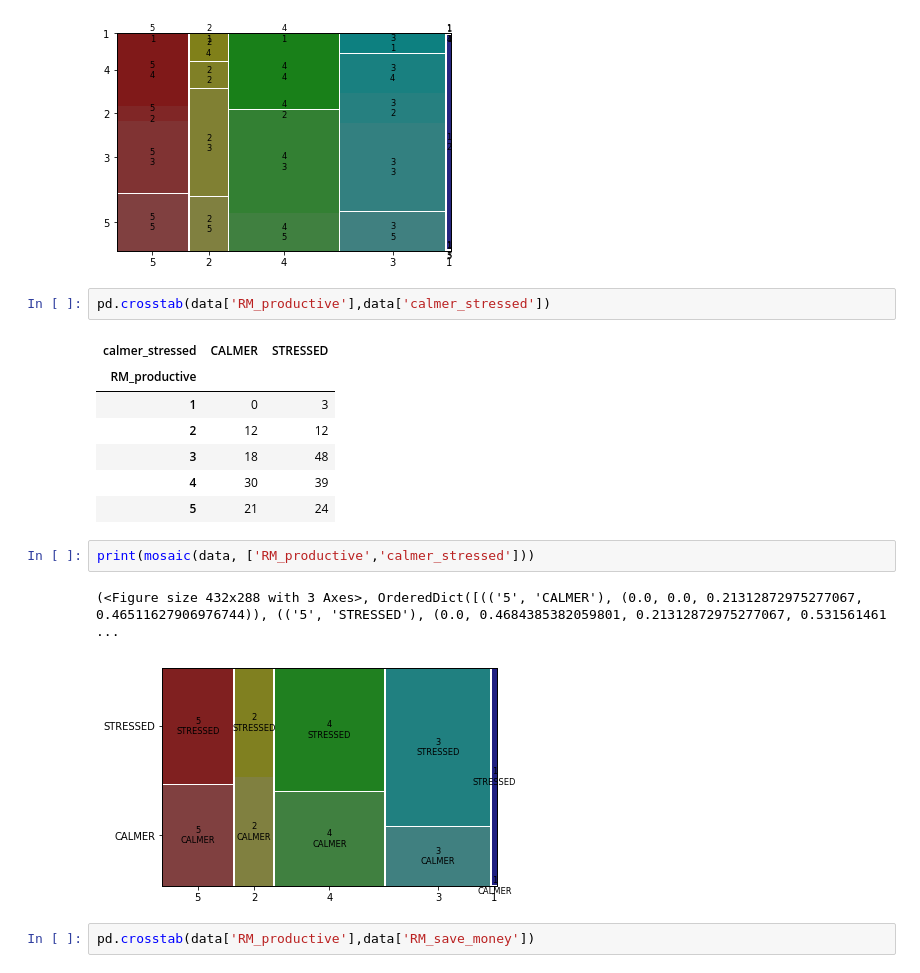
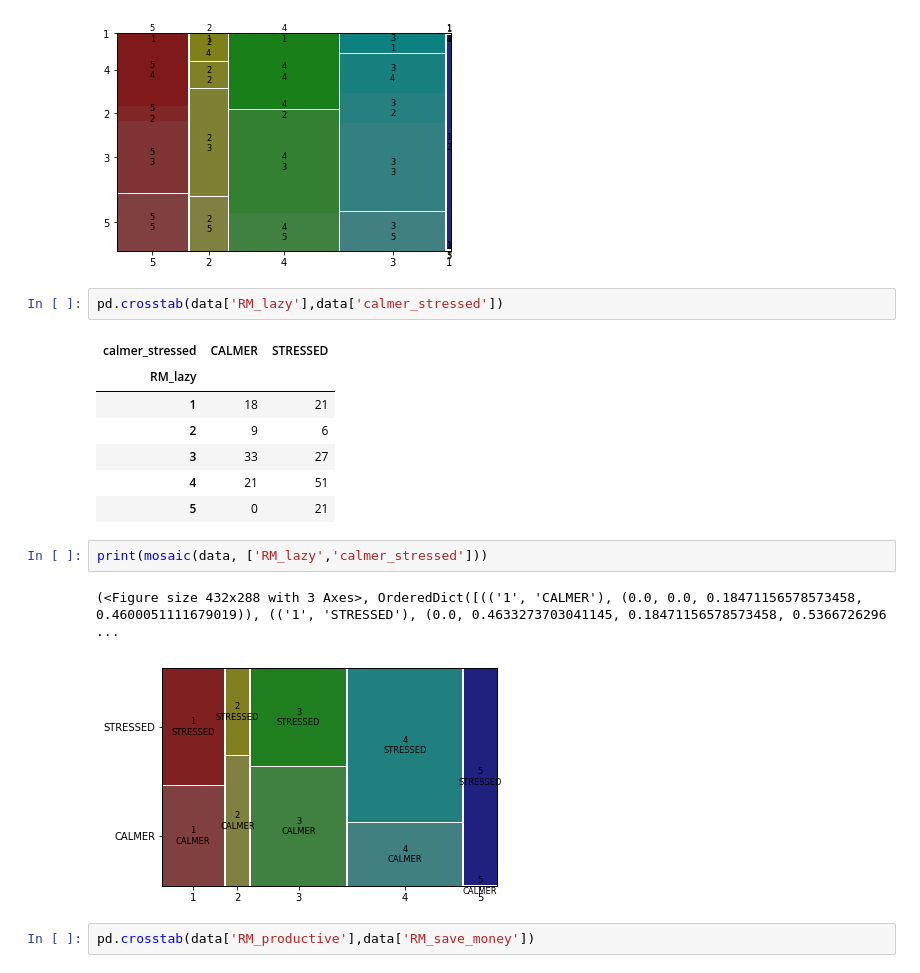
Before and after one commit to sinchana-hathwar/WFH_vs_WFO, a Jupyter notebook: wfh_vs_wfo.ipynb, the cells around one changed output. Drawn from its saved outputs; the diff is of its cells as text.

```diff
--- a/wfh_vs_wfo.ipynb
+++ b/wfh_vs_wfo.ipynb
@@ -244,20 +236,20 @@ print(mosaic(data, ['RM_productive','RM_improved_skillset']))
 (<Figure size 432x288 with 3 Axes>, OrderedDict([(('5', '5'), (0.0, 0.0, 0.21312872975277067, 0.2631578947368421)), (('5', '3'), (0.0, 0.2664473684210526, 0.21312872975277067, 0.3289473684210526)), (( ...
 [figure]
 # %%
-pd.crosstab(data['RM_productive'],data['calmer_stressed'])
+pd.crosstab(data['RM_lazy'],data['calmer_stressed'])
 # %% [output]
 | calmer_stressed | CALMER | STRESSED |
-| RM_productive |  |  |
-| 1 | 0 | 3 |
-| 2 | 12 | 12 |
-| 3 | 18 | 48 |
-| 4 | 30 | 39 |
-| 5 | 21 | 24 |
+| RM_lazy |  |  |
+| 1 | 18 | 21 |
+| 2 | 9 | 6 |
+| 3 | 33 | 27 |
+| 4 | 21 | 51 |
+| 5 | 0 | 21 |
 # %%
-print(mosaic(data, ['RM_productive','calmer_stressed']))
+print(mosaic(data, ['RM_lazy','calmer_stressed']))
 # %% [output]
-(<Figure size 432x288 with 3 Axes>, OrderedDict([(('5', 'CALMER'), (0.0, 0.0, 0.21312872975277067, 0.46511627906976744)), (('5', 'STRESSED'), (0.0, 0.4684385382059801, 0.21312872975277067, 0.531561461 ...
+(<Figure size 432x288 with 3 Axes>, OrderedDict([(('1', 'CALMER'), (0.0, 0.0, 0.18471156578573458, 0.4600051111679019)), (('1', 'STRESSED'), (0.0, 0.4633273703041145, 0.18471156578573458, 0.5366726296 ...
-[figure, old version]
+[figure, new version]
 # %%
 pd.crosstab(data['RM_productive'],data['RM_save_money'])
 # %% [output]
```
Also changed, not shown: parts of 7 cells of this notebook.
